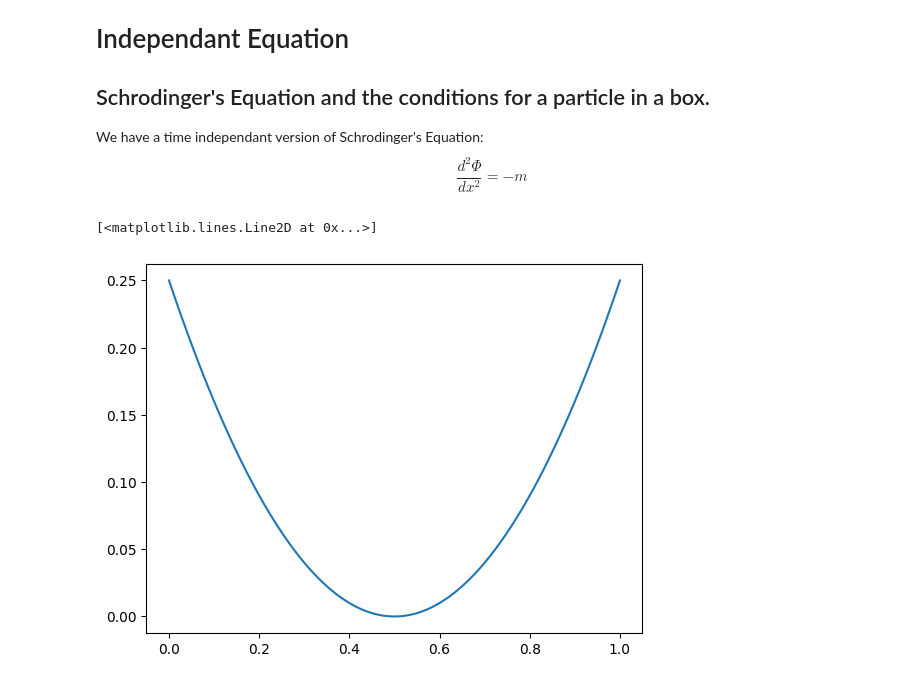
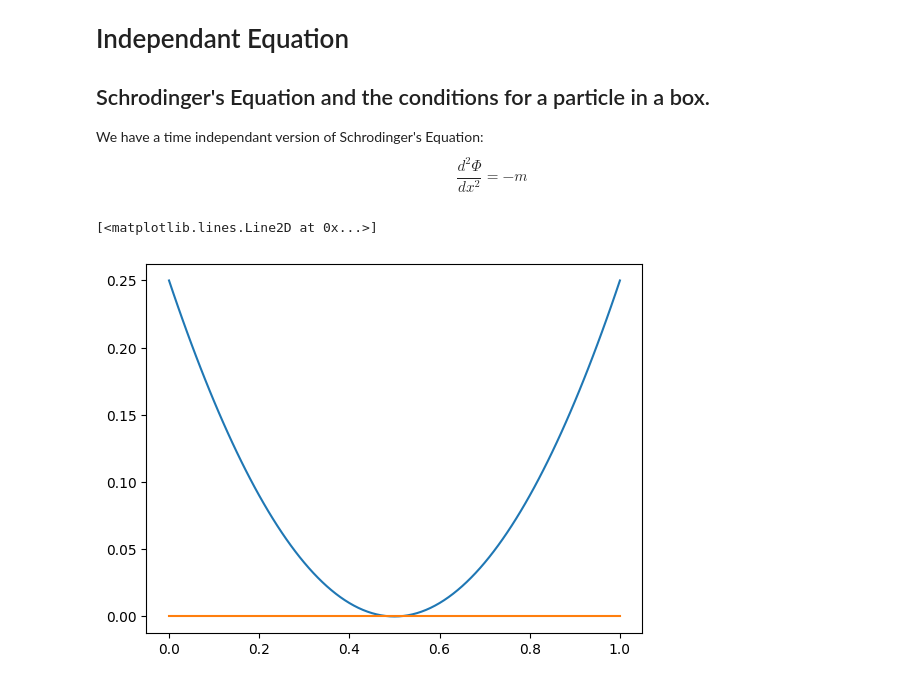
Before and after one commit to MandaKausthubh/Physics-Simulations, a Jupyter notebook: SchrodingersEquation.ipynb, the cells around one changed output. Cells and saved outputs as stored; diff of their text form; code cells hidden in the pictures.

```diff
--- a/SchrodingersEquation.ipynb
+++ b/SchrodingersEquation.ipynb
@@ -28,6 +28,7 @@ def Potential1(x):
     return x-x
 # %%
 plt.plot(x_val, Potential(x_val))
+plt.plot(x_val, Potential1(x_val))
 # %% [output]
 [<matplotlib.lines.Line2D at 0x...>]
-[figure, old version]
+[figure, new version]
```
Also changed, not shown: parts of 3 cells of this notebook, 4 other files.
